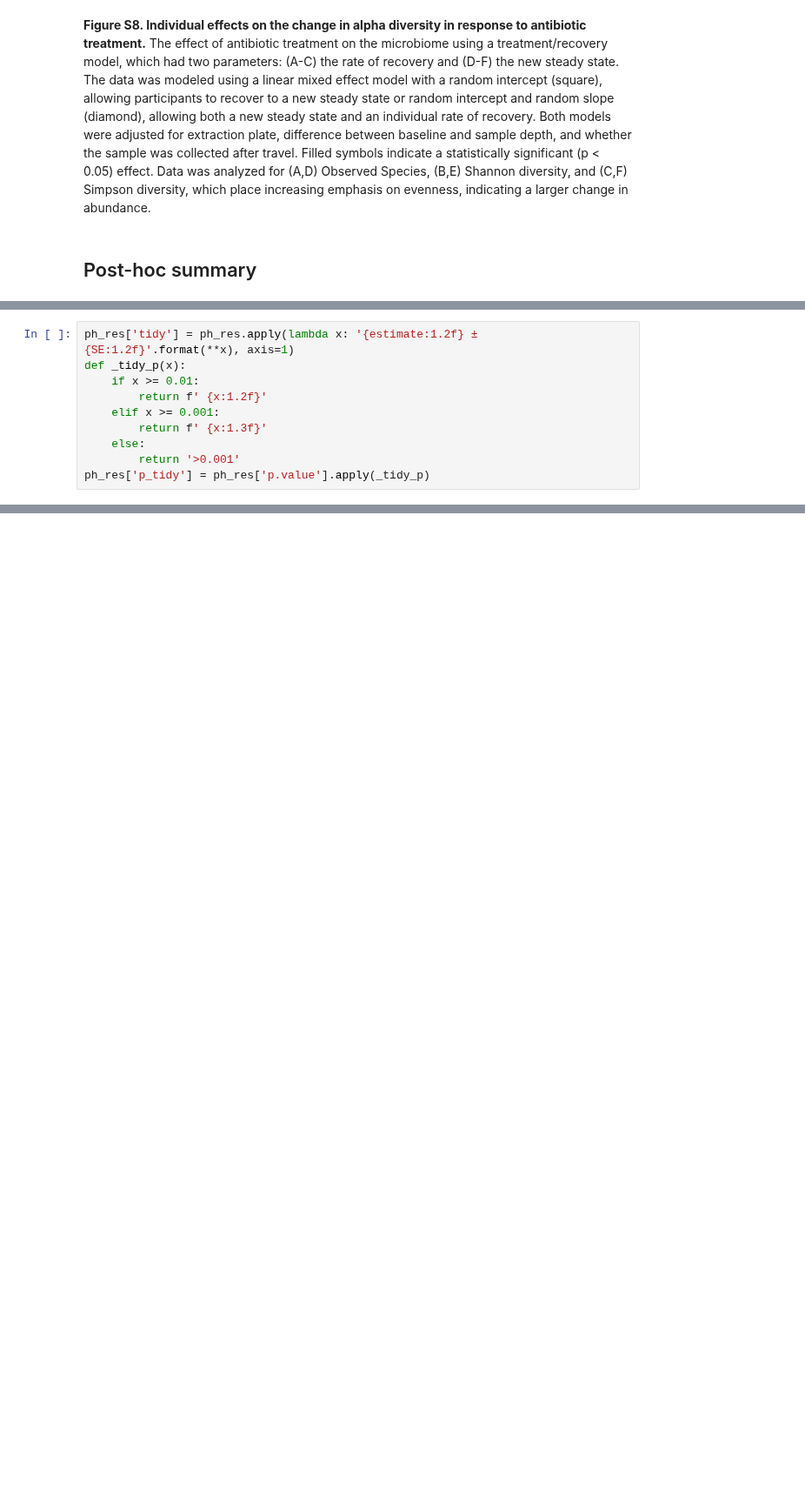
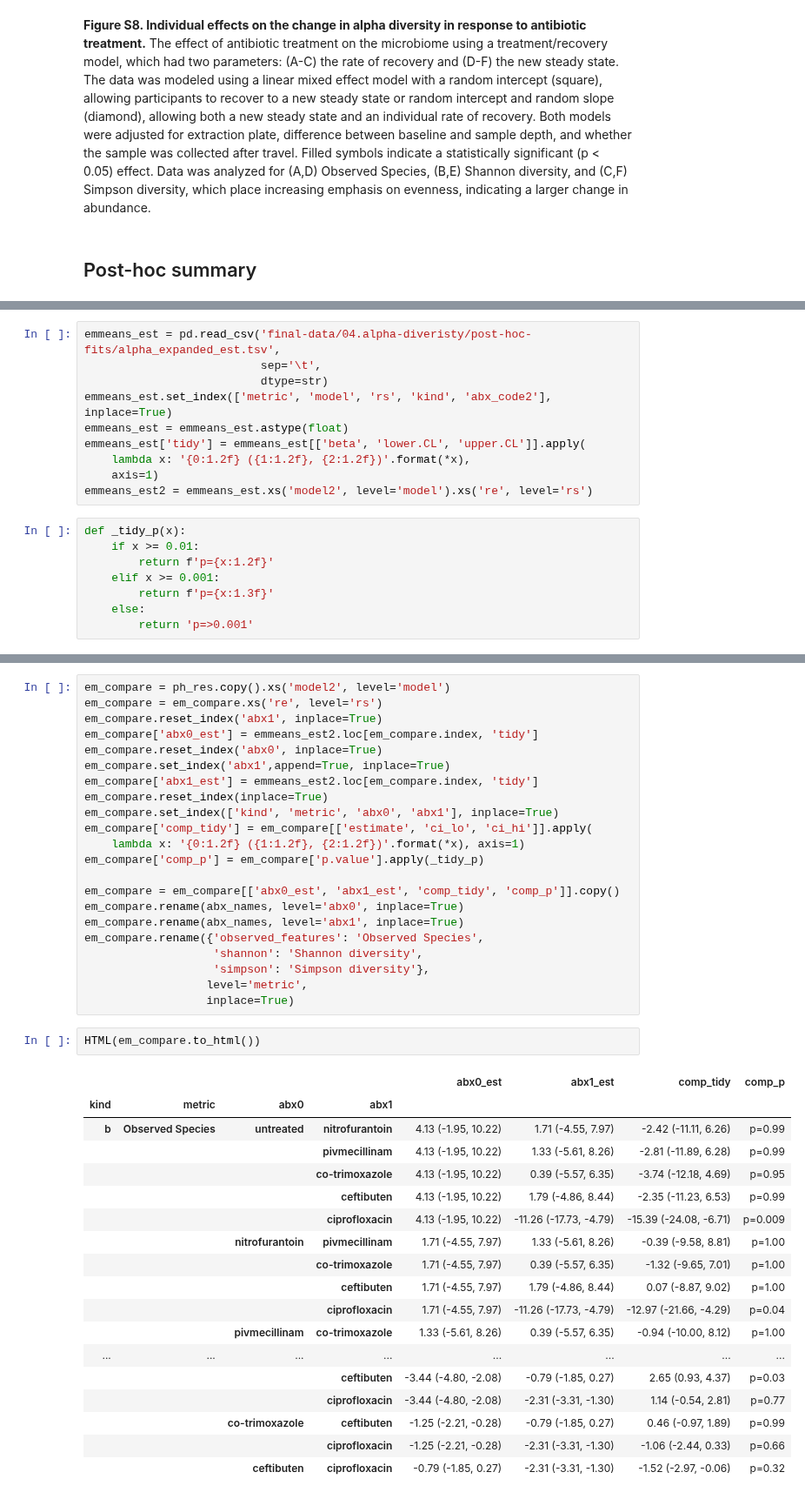
Before and after one commit to jwdebelius/antibiotic_rct_montelin, a Jupyter notebook: ipynb/H.AlphaFits.ipynb, the cells around one changed output, grey strips where cells are left out. Shown at 87% size. Cells and saved outputs as stored; diff of their text form; blank space fills up the shorter version.

Commit message:
Effect modification by alpha diveristy

```diff
--- a/ipynb/H.AlphaFits.ipynb
+++ b/ipynb/H.AlphaFits.ipynb
@@ -536,10 +546,18 @@ ph_res.drop(['rs'], level='rs', inplace=True)
+# %%
+emmeans_est = pd.read_csv('final-data/04.alpha-diveristy/post-hoc-fits/alpha_expanded_est.tsv',
+                          sep='\t',
+                          dtype=str)
+emmeans_est.set_index(['metric', 'model', 'rs', 'kind', 'abx_code2'], inplace=True)
+emmeans_est = emmeans_est.astype(float)
+emmeans_est['tidy'] = emmeans_est[['beta', 'lower.CL', 'upper.CL']].apply(
+    lambda x: '{0:1.2f} ({1:1.2f}, {2:1.2f})'.format(*x),
+    axis=1)
+emmeans_est2 = emmeans_est.xs('model2', level='model').xs('re', level='rs')
 # %%
-ph_res['tidy'] = ph_res.apply(lambda x: '{estimate:1.2f} ± {SE:1.2f}'.format(**x), axis=1)
 def _tidy_p(x):
     if x >= 0.01:
-        return f' {x:1.2f}'
+        return f'p={x:1.2f}'
     elif x >= 0.001:
-        return f' {x:1.3f}'
+        return f'p={x:1.3f}'
     else:
-        return '>0.001'
-ph_res['p_tidy'] = ph_res['p.value'].apply(_tidy_p)
+        return 'p=>0.001'
@@ -564,0 +564,43 @@ ph_res2.to_csv('output/tables/table_s3_alpha_posthoc.tsv', sep='\t')
+# %%
+em_compare = ph_res.copy().xs('model2', level='model')
+em_compare = em_compare.xs('re', level='rs')
+em_compare.reset_index('abx1', inplace=True)
+em_compare['abx0_est'] = emmeans_est2.loc[em_compare.index, 'tidy']
+em_compare.reset_index('abx0', inplace=True)
+em_compare.set_index('abx1',append=True, inplace=True)
+em_compare['abx1_est'] = emmeans_est2.loc[em_compare.index, 'tidy']
+em_compare.reset_index(inplace=True)
+em_compare.set_index(['kind', 'metric', 'abx0', 'abx1'], inplace=True)
+em_compare['comp_tidy'] = em_compare[['estimate', 'ci_lo', 'ci_hi']].apply(
+    lambda x: '{0:1.2f} ({1:1.2f}, {2:1.2f})'.format(*x), axis=1)
+em_compare['comp_p'] = em_compare['p.value'].apply(_tidy_p)
+
+em_compare = em_compare[['abx0_est', 'abx1_est', 'comp_tidy', 'comp_p']].copy()
+em_compare.rename(abx_names, level='abx0', inplace=True)
+em_compare.rename(abx_names, level='abx1', inplace=True)
+em_compare.rename({'observed_features': 'Observed Species',
+                   'shannon': 'Shannon diversity',
+                   'simpson': 'Simpson diversity'},
+                  level='metric',
+                  inplace=True)
+# %%
+HTML(em_compare.to_html())
+# %% [output]
+|  |  |  |  | abx0_est | abx1_est | comp_tidy | comp_p |
+| kind | metric | abx0 | abx1 |  |  |  |  |
+| b | Observed Species | untreated | nitrofurantoin | 4.13 (-1.95, 10.22) | 1.71 (-4.55, 7.97) | -2.42 (-11.11, 6.26) | p=0.99 |
+|  |  |  | pivmecillinam | 4.13 (-1.95, 10.22) | 1.33 (-5.61, 8.26) | -2.81 (-11.89, 6.28) | p=0.99 |
+|  |  |  | co-trimoxazole | 4.13 (-1.95, 10.22) | 0.39 (-5.57, 6.35) | -3.74 (-12.18, 4.69) | p=0.95 |
+|  |  |  | ceftibuten | 4.13 (-1.95, 10.22) | 1.79 (-4.86, 8.44) | -2.35 (-11.23, 6.53) | p=0.99 |
+|  |  |  | ciprofloxacin | 4.13 (-1.95, 10.22) | -11.26 (-17.73, -4.79) | -15.39 (-24.08, -6.71) | p=0.009 |
+|  |  | nitrofurantoin | pivmecillinam | 1.71 (-4.55, 7.97) | 1.33 (-5.61, 8.26) | -0.39 (-9.58, 8.81) | p=1.00 |
+|  |  |  | co-trimoxazole | 1.71 (-4.55, 7.97) | 0.39 (-5.57, 6.35) | -1.32 (-9.65, 7.01) | p=1.00 |
+|  |  |  | ceftibuten | 1.71 (-4.55, 7.97) | 1.79 (-4.86, 8.44) | 0.07 (-8.87, 9.02) | p=1.00 |
+|  |  |  | ciprofloxacin | 1.71 (-4.55, 7.97) | -11.26 (-17.73, -4.79) | -12.97 (-21.66, -4.29) | p=0.04 |
+|  |  | pivmecillinam | co-trimoxazole | 1.33 (-5.61, 8.26) | 0.39 (-5.57, 6.35) | -0.94 (-10.00, 8.12) | p=1.00 |
+| ... | ... | ... | ... | ... | ... | ... | ... |
+|  |  |  | ceftibuten | -3.44 (-4.80, -2.08) | -0.79 (-1.85, 0.27) | 2.65 (0.93, 4.37) | p=0.03 |
+|  |  |  | ciprofloxacin | -3.44 (-4.80, -2.08) | -2.31 (-3.31, -1.30) | 1.14 (-0.54, 2.81) | p=0.77 |
+|  |  | co-trimoxazole | ceftibuten | -1.25 (-2.21, -0.28) | -0.79 (-1.85, 0.27) | 0.46 (-0.97, 1.89) | p=0.99 |
+|  |  |  | ciprofloxacin | -1.25 (-2.21, -0.28) | -2.31 (-3.31, -1.30) | -1.06 (-2.44, 0.33) | p=0.66 |
+|  |  | ceftibuten | ciprofloxacin | -0.79 (-1.85, 0.27) | -2.31 (-3.31, -1.30) | -1.52 (-2.97, -0.06) | p=0.32 |
```
Also changed, not shown: parts of 18 cells of this notebook, 3 other files.
